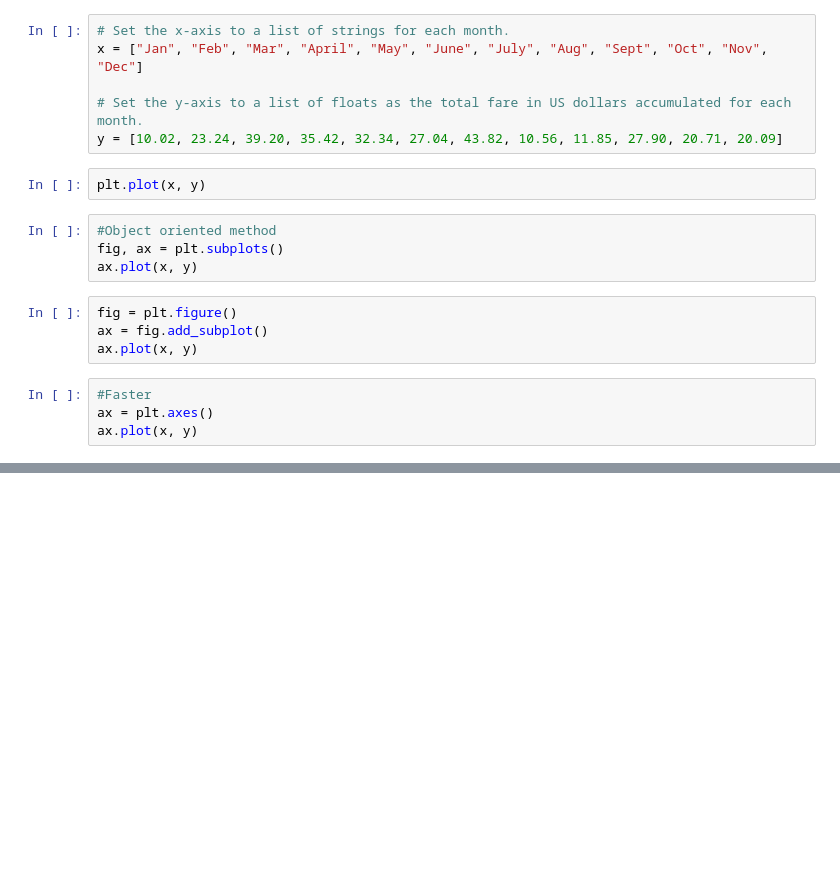
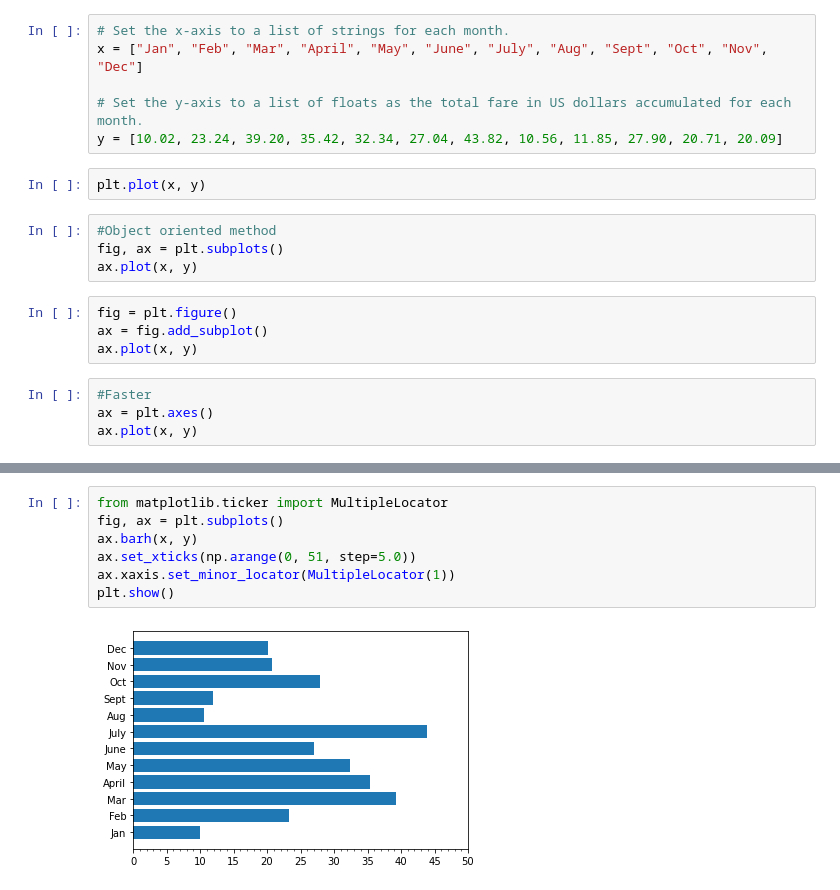
Before and after one commit to oyuka1112/PyBer_Analysis, a Jupyter notebook: matplotlib_practice.ipynb, the cells around one changed output, grey strips where cells are left out. Drawn from its saved outputs; the diff is of its cells as text; blank space fills up the shorter version.

```diff
--- a/matplotlib_practice.ipynb
+++ b/matplotlib_practice.ipynb
@@ -31,0 +57,9 @@ plt.grid()
+# %%
+from matplotlib.ticker import MultipleLocator
+fig, ax = plt.subplots()
+ax.barh(x, y)
+ax.set_xticks(np.arange(0, 51, step=5.0))
+ax.xaxis.set_minor_locator(MultipleLocator(1))
+plt.show()
+# %% [output]
+[figure, added]
```
Also changed, not shown: parts of 7 cells of this notebook, 4 other files.
